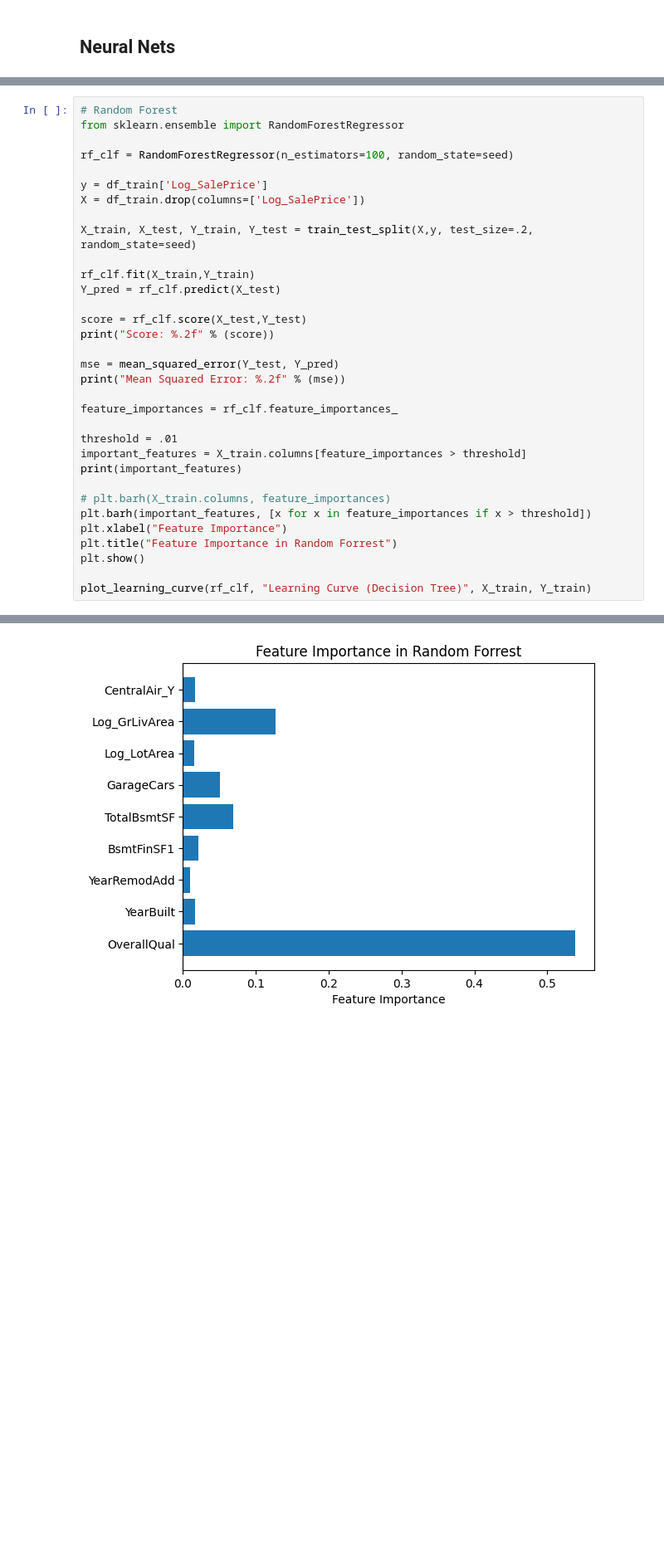
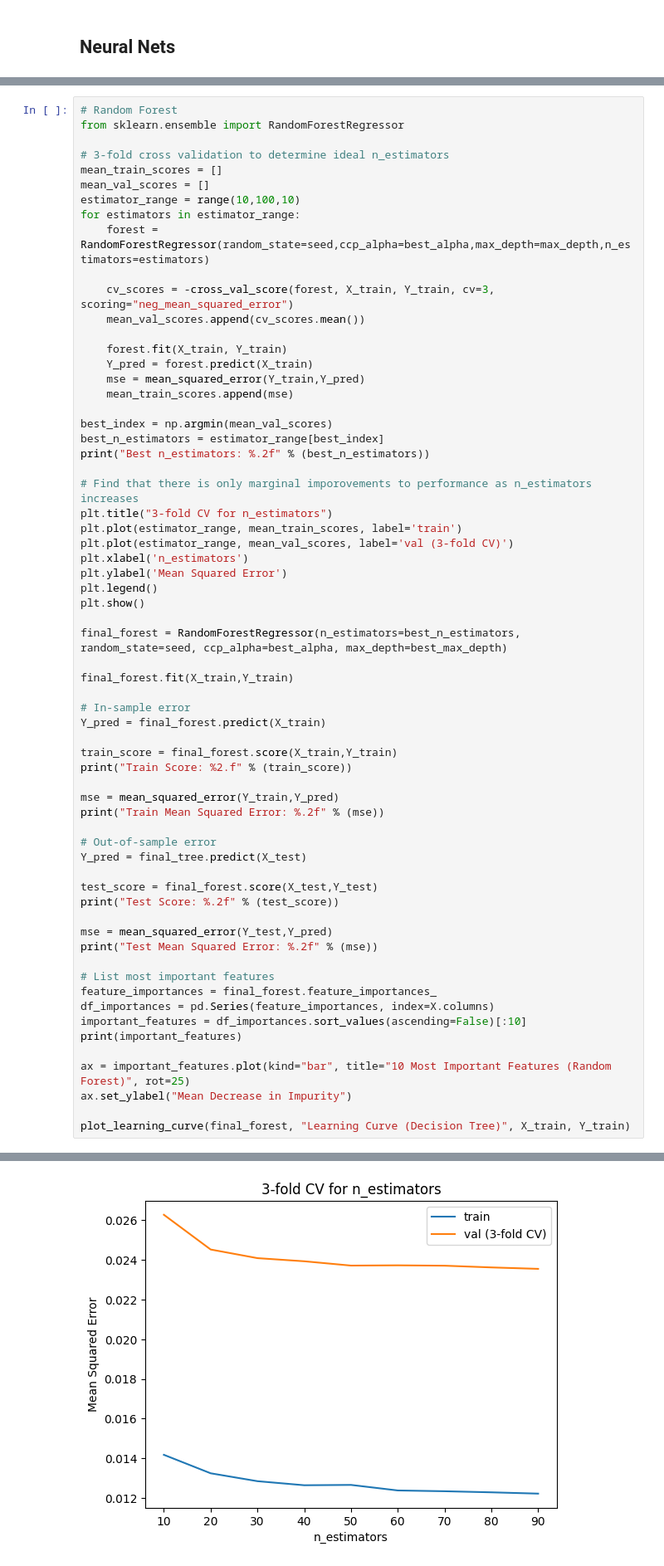
Before and after one commit to Kabir5296/HousingPrices-DS675-Project, a Jupyter notebook: modelling.ipynb, the cells around one changed output, grey strips where cells are left out. Shown at 83% size. Drawn from its saved outputs; the diff is of its cells as text; blank space fills up the shorter version.

```diff
--- a/modelling.ipynb
+++ b/modelling.ipynb
@@ -520,33 +606,64 @@ Index(['OverallQual', 'OverallCond', 'YearBuilt', 'MasVnrArea', 'BsmtFinSF1',
 # Random Forest
 from sklearn.ensemble import RandomForestRegressor
 
-rf_clf = RandomForestRegressor(n_estimators=100, random_state=seed)
+# 3-fold cross validation to determine ideal n_estimators
+mean_train_scores = []
+mean_val_scores = []
+estimator_range = range(10,100,10)
+for estimators in estimator_range:
+    forest = RandomForestRegressor(random_state=seed,ccp_alpha=best_alpha,max_depth=max_depth,n_estimators=estimators)
 
-y = df_train['Log_SalePrice']
-X = df_train.drop(columns=['Log_SalePrice'])
+    cv_scores = -cross_val_score(forest, X_train, Y_train, cv=3, scoring="neg_mean_squared_error")
+    mean_val_scores.append(cv_scores.mean())
 
-X_train, X_test, Y_train, Y_test = train_test_split(X,y, test_size=.2, random_state=seed)
+    forest.fit(X_train, Y_train)
+    Y_pred = forest.predict(X_train)
+    mse = mean_squared_error(Y_train,Y_pred)
+    mean_train_scores.append(mse)
 
-rf_clf.fit(X_train,Y_train)
-Y_pred = rf_clf.predict(X_test)
+best_index = np.argmin(mean_val_scores)
+best_n_estimators = estimator_range[best_index]
+print("Best n_estimators: %.2f" % (best_n_estimators))
 
-score = rf_clf.score(X_test,Y_test)
-print("Score: %.2f" % (score))
+# Find that there is only marginal imporovements to performance as n_estimators increases
+plt.title("3-fold CV for n_estimators")
+plt.plot(estimator_range, mean_train_scores, label='train')
+plt.plot(estimator_range, mean_val_scores, label='val (3-fold CV)')
+plt.xlabel('n_estimators')
+plt.ylabel('Mean Squared Error')
+plt.legend()
+plt.show()
 
-mse = mean_squared_error(Y_test, Y_pred)
-print("Mean Squared Error: %.2f" % (mse))
+final_forest = RandomForestRegressor(n_estimators=best_n_estimators, random_state=seed, ccp_alpha=best_alpha, max_depth=best_max_depth)
 
-feature_importances = rf_clf.feature_importances_
+final_forest.fit(X_train,Y_train)
 
-threshold = .01
-important_features = X_train.columns[feature_importances > threshold]
+# In-sample error
+Y_pred = final_forest.predict(X_train)
+
+train_score = final_forest.score(X_train,Y_train)
+print("Train Score: %2.f" % (train_score))
+
+mse = mean_squared_error(Y_train,Y_pred)
+print("Train Mean Squared Error: %.2f" % (mse))
+
+# Out-of-sample error
+Y_pred = final_tree.predict(X_test)
+
+test_score = final_forest.score(X_test,Y_test)
+print("Test Score: %.2f" % (test_score))
+
+mse = mean_squared_error(Y_test,Y_pred)
+print("Test Mean Squared Error: %.2f" % (mse))
+
+# List most important features
+feature_importances = final_forest.feature_importances_
+df_importances = pd.Series(feature_importances, index=X.columns)
+important_features = df_importances.sort_values(ascending=False)[:10]
 print(important_features)
 
-# plt.barh(X_train.columns, feature_importances)
-plt.barh(important_features, [x for x in feature_importances if x > threshold])
-plt.xlabel("Feature Importance")
-plt.title("Feature Importance in Random Forrest")
-plt.show()
+ax = important_features.plot(kind="bar", title="10 Most Important Features (Random Forest)", rot=25)
+ax.set_ylabel("Mean Decrease in Impurity")
 
-plot_learning_curve(rf_clf, "Learning Curve (Decision Tree)", X_train, Y_train)
+plot_learning_curve(final_forest, "Learning Curve (Decision Tree)", X_train, Y_train)
 # %% [output]
@@ -558 +671 @@ Index(['OverallQual', 'YearBuilt', 'YearRemodAdd', 'BsmtFinSF1', 'TotalBsmtSF',
-[figure, old version]
+[figure, new version]
```
Also changed, not shown: parts of 6 cells of this notebook.
